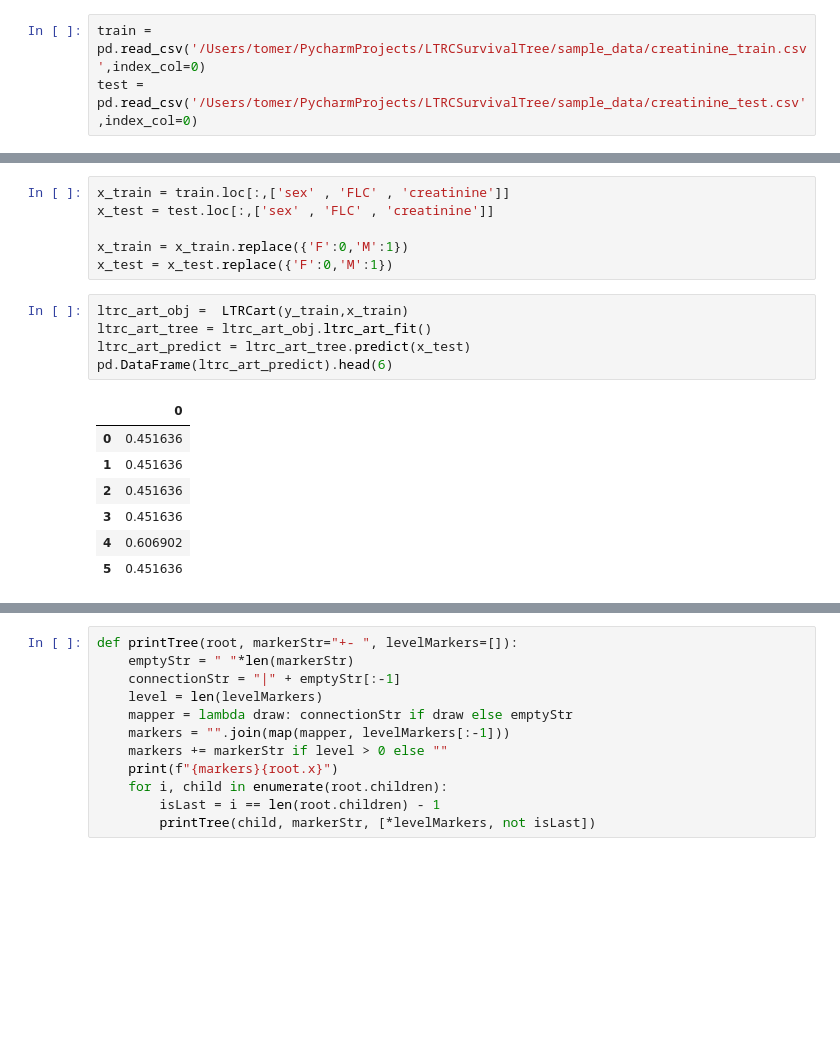
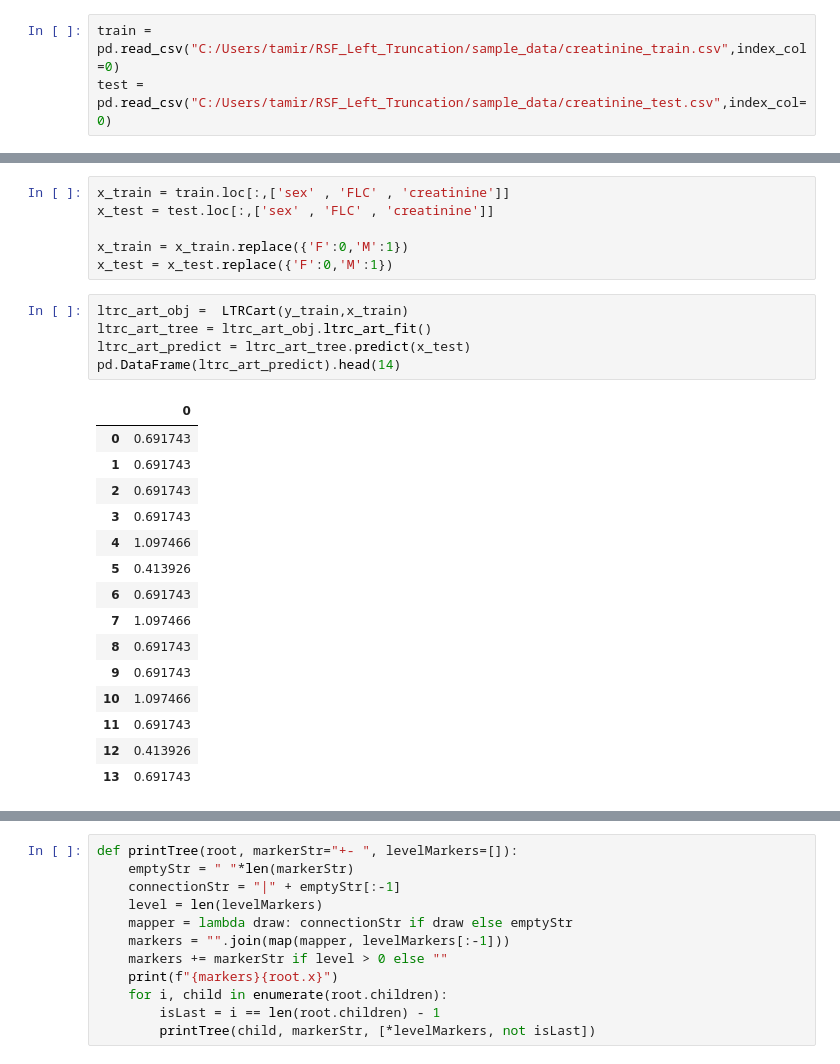
Before and after one commit to TomerWeissGit/LTRCTrees_python, a Jupyter notebook: models/simulations.ipynb, the cells around one changed output, grey strips where cells are left out. Cells and saved outputs as stored; diff of their text form; blank space fills up the shorter version.

```diff
--- a/models/simulations.ipynb
+++ b/models/simulations.ipynb
@@ -34,8 +15,8 @@ from sksurv.datasets import load_gbsg2
 from sksurv.linear_model import CoxPHSurvivalAnalysis
 from sksurv.metrics import integrated_brier_score
 # %%
-train = pd.read_csv('/Users/tomer/PycharmProjects/LTRCSurvivalTree/sample_data/creatinine_train.csv',index_col=0)
-test = pd.read_csv('/Users/tomer/PycharmProjects/LTRCSurvivalTree/sample_data/creatinine_test.csv',index_col=0)
+train = pd.read_csv("C:/Users/tamir/RSF_Left_Truncation/sample_data/creatinine_train.csv",index_col=0)
+test = pd.read_csv("C:/Users/tamir/RSF_Left_Truncation/sample_data/creatinine_test.csv",index_col=0)
 # %%
 train.head()
 # %% [output]
@@ -57,16 +38,24 @@ x_test = x_test.replace({'F':0,'M':1})
 # %%
 ltrc_art_obj =  LTRCart(y_train,x_train)
 ltrc_art_tree = ltrc_art_obj.ltrc_art_fit()
 ltrc_art_predict = ltrc_art_tree.predict(x_test)
-pd.DataFrame(ltrc_art_predict).head(6)
+pd.DataFrame(ltrc_art_predict).head(14)
 # %% [output]
 |  | 0 |
-| 0 | 0.451636 |
-| 1 | 0.451636 |
-| 2 | 0.451636 |
-| 3 | 0.451636 |
-| 4 | 0.606902 |
-| 5 | 0.451636 |
+| 0 | 0.691743 |
+| 1 | 0.691743 |
+| 2 | 0.691743 |
+| 3 | 0.691743 |
+| 4 | 1.097466 |
+| 5 | 0.413926 |
+| 6 | 0.691743 |
+| 7 | 1.097466 |
+| 8 | 0.691743 |
+| 9 | 0.691743 |
+| 10 | 1.097466 |
+| 11 | 0.691743 |
+| 12 | 0.413926 |
+| 13 | 0.691743 |
 # %%
 fig = plt.figure(figsize=(50,50))
 tree.plot_tree(ltrc_art_tree,fontsize=30,feature_names=x_train.columns,filled = True)
```
Also changed, not shown: parts of 17 cells of this notebook.
